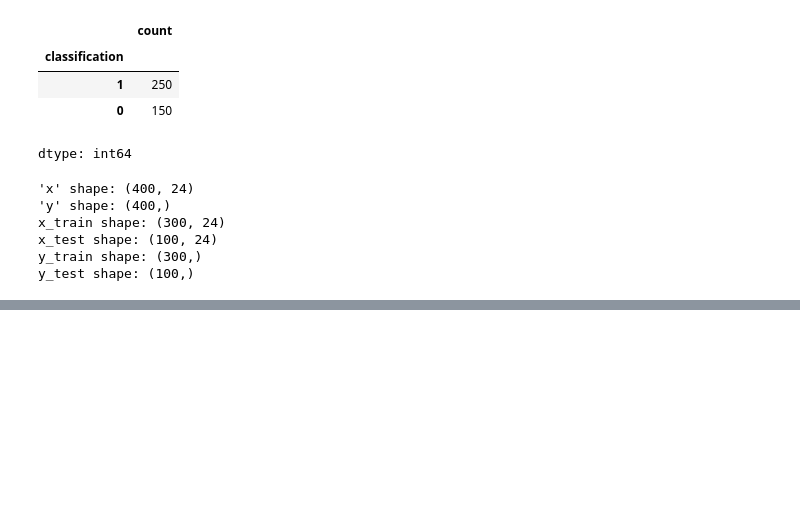
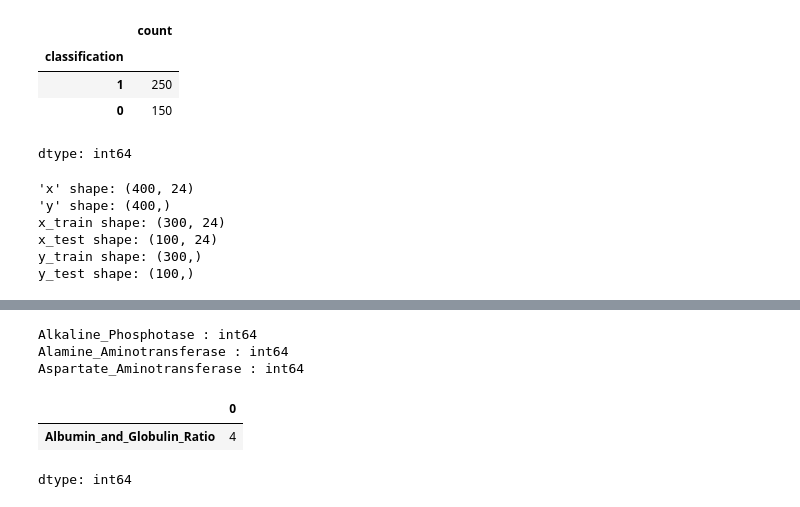
Before and after one commit to msandhiya07/Multidiseasesds, a Jupyter notebook: multidiseases.ipynb, the cells around one changed output, grey strips where cells are left out. Cells and saved outputs as stored; diff of their text form; code cells hidden in the pictures; blank space fills up the shorter version.

```diff
--- a/multidiseases.ipynb
+++ b/multidiseases.ipynb
@@ -483,0 +505,15 @@ weighted avg       0.96      0.95      0.95       100
+# %%
+text_columns=['Alkaline_Phosphotase','Alamine_Aminotransferase','Aspartate_Aminotransferase']
+for i in text_columns:
+  print(f"{i} : {l_df[i].dtype}")
+# %% [output]
+Alkaline_Phosphotase : int64
+Alamine_Aminotransferase : int64
+Aspartate_Aminotransferase : int64
+# %%
+missing=l_df.isnull().sum()
+missing[missing>0].sort_values(ascending=False).head(20)
+# %% [output]
+|  | 0 |
+| Albumin_and_Globulin_Ratio | 4 |
+dtype: int64
```
Also changed, not shown: parts of 37 cells of this notebook.
